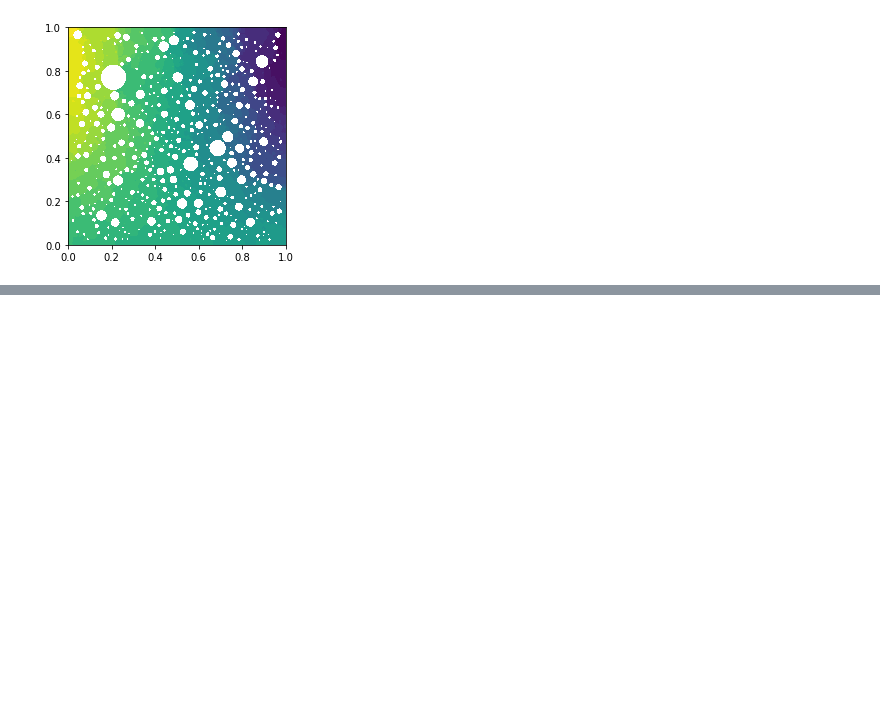
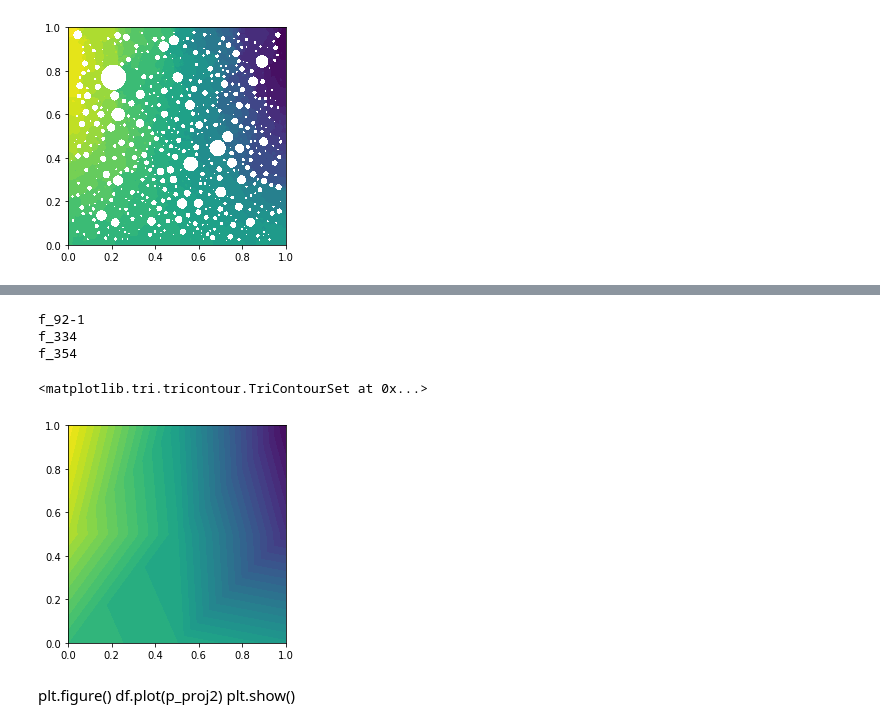
Before and after one commit to congri/stokesROM, a Jupyter notebook: Untitled.ipynb, the cells around one changed output, grey strips where cells are left out. Saved outputs shown, nothing was run; the diff lists cells and outputs as text; code cells hidden in the pictures; blank space fills up the shorter version.

```diff
--- a/Untitled.ipynb
+++ b/Untitled.ipynb
@@ -327,0 +338,19 @@ plt.show()
+# %%
+p_proj = df.project(p, funSpace)
+interpMesh2 = df.UnitSquareMesh(188, 188)
+funSpace2 = df.FunctionSpace(interpMesh, 'CG', 1)
+p_proj2 = df.project(p, funSpace2)
+print(p)
+print(p_proj)
+print(p_proj2)
+df.plot(p_proj)
+# %% [output]
+f_92-1
+f_334
+f_354
+<matplotlib.tri.tricontour.TriContourSet at 0x...>
+[figure, added]
+# %% [markdown]
+plt.figure()
+df.plot(p_proj2)
+plt.show()
```
Also changed, not shown: parts of 1 cell of this notebook, 11 other files.
